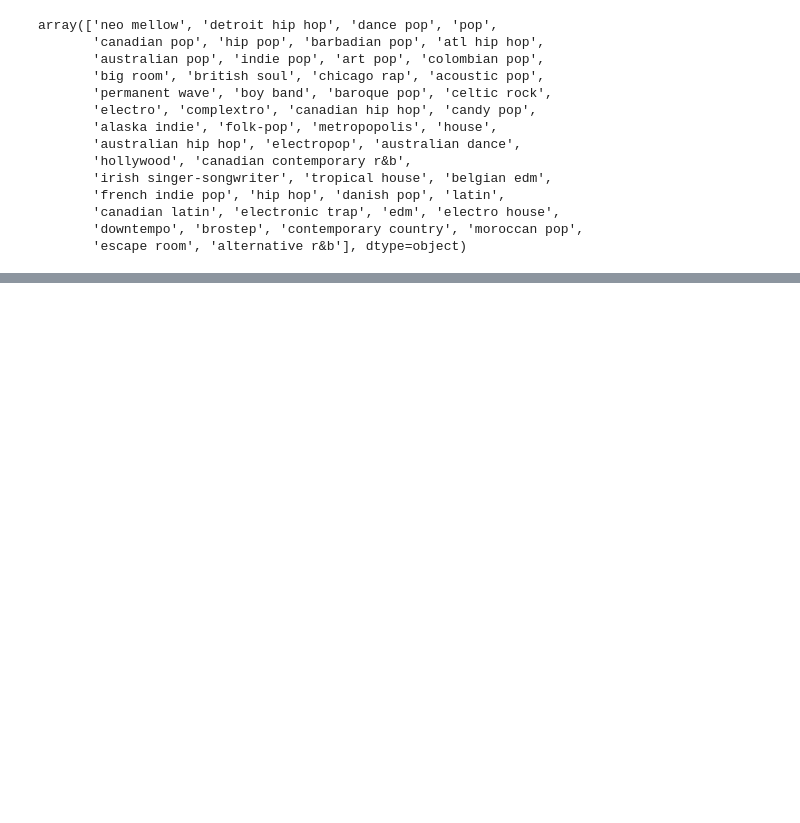
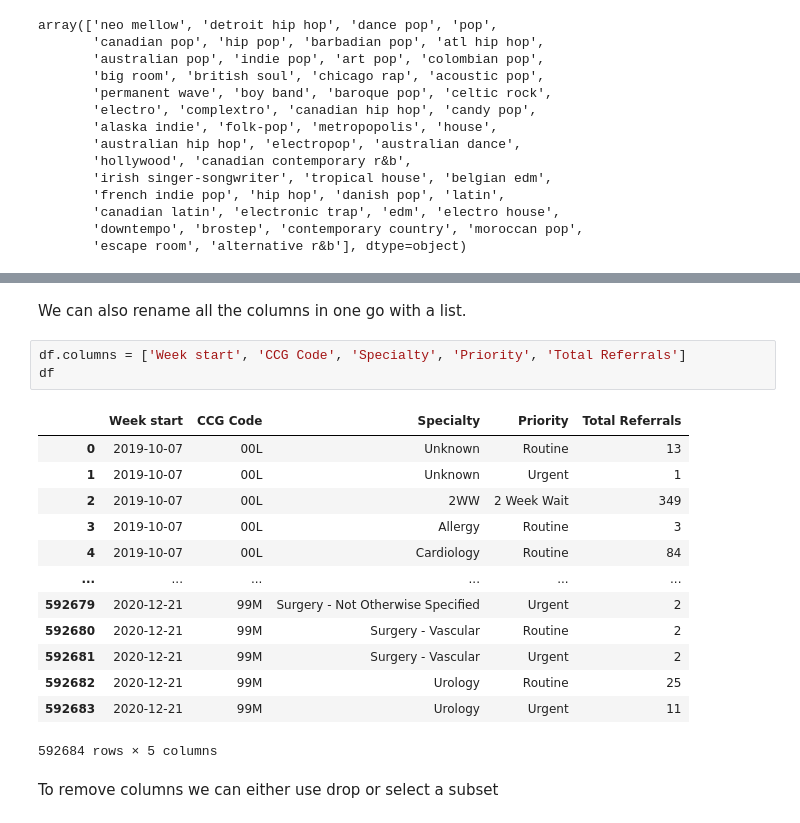
Before and after one commit to carnall-farrar/python_club, a Jupyter notebook: lessons/pandas_intro/Intro to Pandas (Solutions version).ipynb, the cells around one changed output, grey strips where cells are left out. Drawn from its saved outputs; the diff is of its cells as text; blank space fills up the shorter version.

```diff
--- a/lessons/pandas_intro/Intro to Pandas (Solutions version).ipynb
+++ b/lessons/pandas_intro/Intro to Pandas (Solutions version).ipynb
@@ -407,0 +423,21 @@ df_exercise.loc[(df_exercise['Genre'] == 'pop') & (df_exercise['Popularity'] > 8
+# %% [markdown]
+We can also rename all the columns in one go with a list.
+# %%
+df.columns = ['Week start', 'CCG Code', 'Specialty', 'Priority', 'Total Referrals']
+df
+# %% [output]
+|  | Week start | CCG Code | Specialty | Priority | Total Referrals |
+| 0 | 2019-10-07 | 00L | Unknown | Routine | 13 |
+| 1 | 2019-10-07 | 00L | Unknown | Urgent | 1 |
+| 2 | 2019-10-07 | 00L | 2WW | 2 Week Wait | 349 |
+| 3 | 2019-10-07 | 00L | Allergy | Routine | 3 |
+| 4 | 2019-10-07 | 00L | Cardiology | Routine | 84 |
+| ... | ... | ... | ... | ... | ... |
+| 592679 | 2020-12-21 | 99M | Surgery - Not Otherwise Specified | Urgent | 2 |
+| 592680 | 2020-12-21 | 99M | Surgery - Vascular | Routine | 2 |
+| 592681 | 2020-12-21 | 99M | Surgery - Vascular | Urgent | 2 |
+| 592682 | 2020-12-21 | 99M | Urology | Routine | 25 |
+| 592683 | 2020-12-21 | 99M | Urology | Urgent | 11 |
+592684 rows × 5 columns
+# %% [markdown]
+To remove columns we can either use drop or select a subset
```
Also changed, not shown: parts of 54 cells of this notebook, 1 other file.
